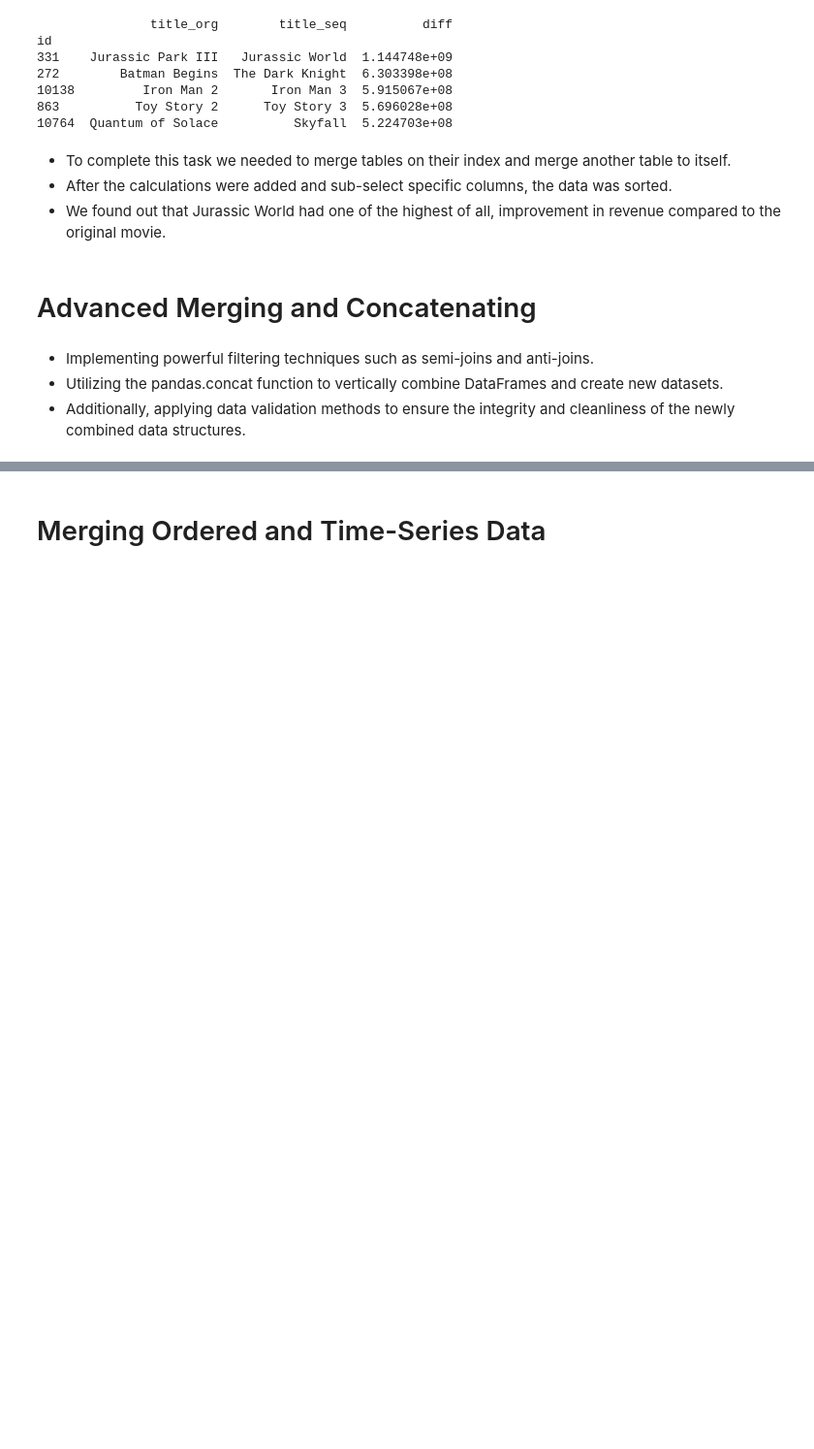
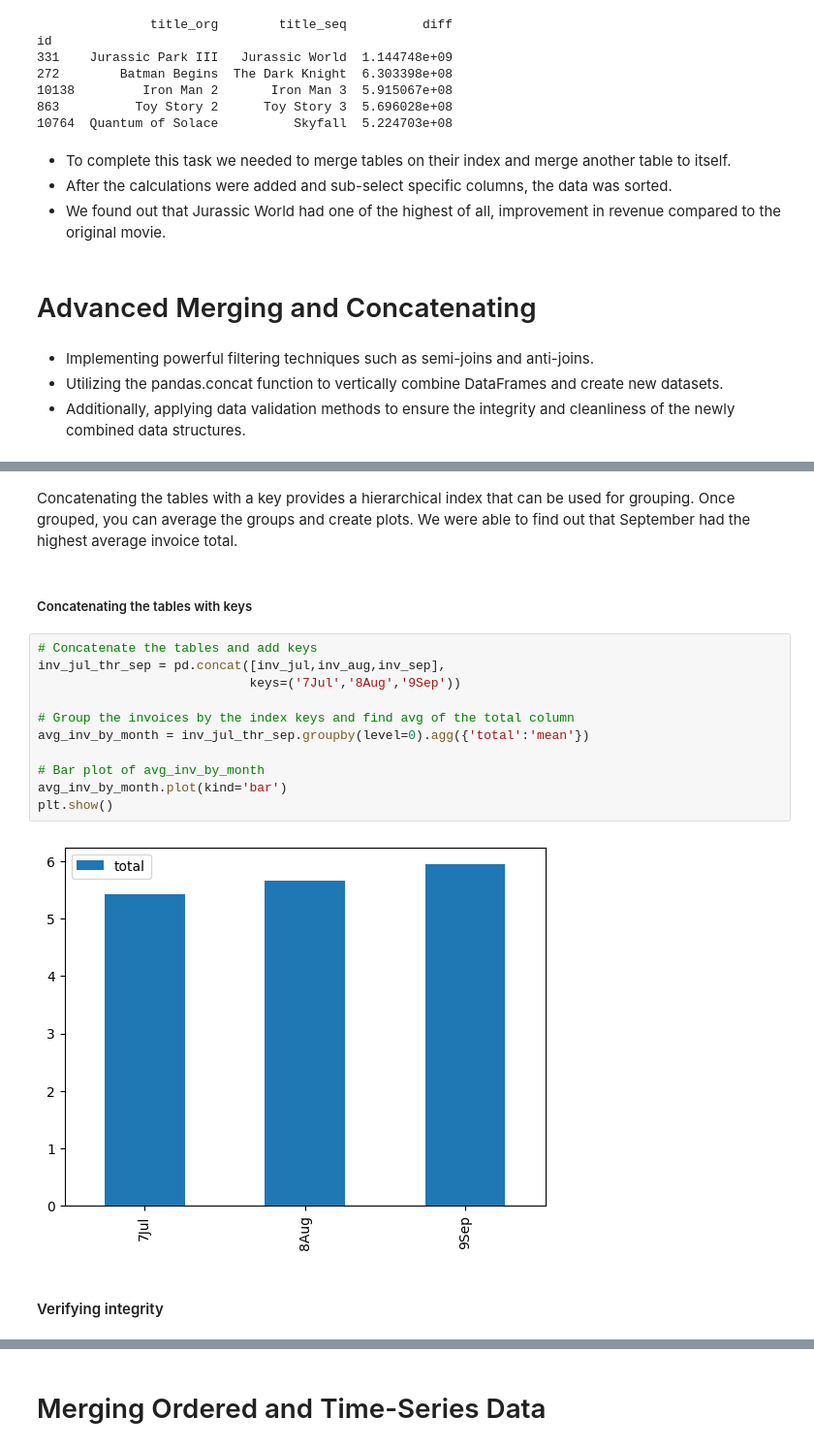
Before and after one commit to rashmishreev/the-data-repository, a Jupyter notebook: data-science-python/pandas/joining-data-pandas.ipynb, the cells around one changed output, grey strips where cells are left out. Shown: that part at 97% size. Saved outputs shown, nothing was run; the diff lists cells and outputs as text; blank space fills up the shorter version.

Commit message:
advanced merging and concatenation - pandas

```diff
--- a/data-science-python/pandas/joining-data-pandas.ipynb
+++ b/data-science-python/pandas/joining-data-pandas.ipynb
@@ -842,0 +1281,19 @@ Filtering Joins
+# %% [markdown]
+Concatenating the tables with a key provides a hierarchical index that can be used for grouping. Once grouped, you can average the groups and create plots. We were able to find out that September had the highest average invoice total.
+# %% [markdown]
+##### Concatenating the tables with keys
+# %%
+# Concatenate the tables and add keys
+inv_jul_thr_sep = pd.concat([inv_jul,inv_aug,inv_sep],
+                            keys=('7Jul','8Aug','9Sep'))
+
+# Group the invoices by the index keys and find avg of the total column
+avg_inv_by_month = inv_jul_thr_sep.groupby(level=0).agg({'total':'mean'})
+
+# Bar plot of avg_inv_by_month
+avg_inv_by_month.plot(kind='bar')
+plt.show()
+# %% [output]
+[figure, added]
+# %% [markdown]
+#### Verifying integrity
```
Also changed, not shown: parts of 27 cells of this notebook, 1 other file.
